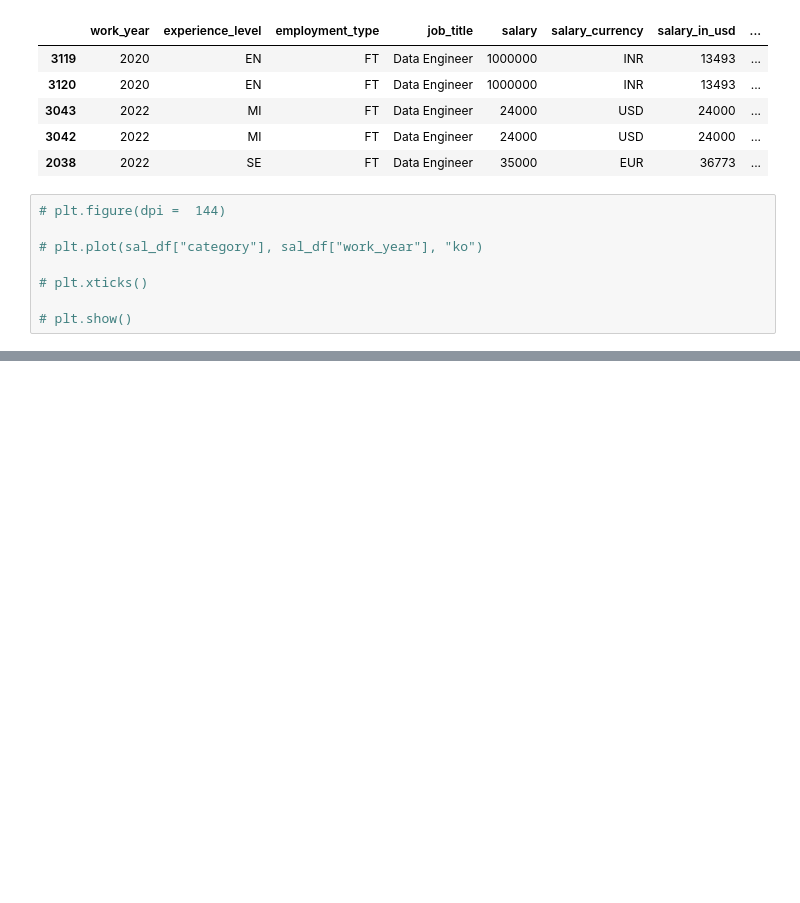
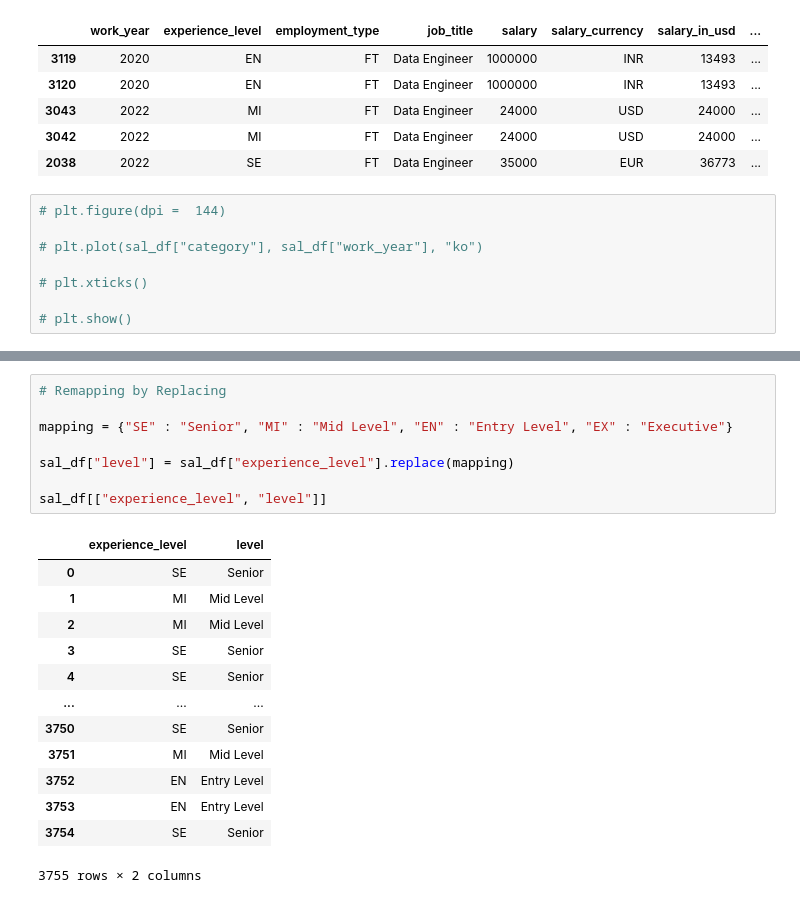
Before and after one commit to AgVicCodes/Data_Science_Salaries, a Jupyter notebook: salaries.ipynb, the cells around one changed output, grey strips where cells are left out. Drawn from its saved outputs; the diff is of its cells as text; blank space fills up the shorter version.

```diff
--- a/salaries.ipynb
+++ b/salaries.ipynb
@@ -237,0 +276,22 @@ sal_df[sal_df_dup].sort_values(by = "salary_in_usd").head()
+# %%
+# Remapping by Replacing
+
+mapping = {"SE" : "Senior", "MI" : "Mid Level", "EN" : "Entry Level", "EX" : "Executive"}
+
+sal_df["level"] = sal_df["experience_level"].replace(mapping)
+
+sal_df[["experience_level", "level"]]
+# %% [output]
+|  | experience_level | level |
+| 0 | SE | Senior |
+| 1 | MI | Mid Level |
+| 2 | MI | Mid Level |
+| 3 | SE | Senior |
+| 4 | SE | Senior |
+| ... | ... | ... |
+| 3750 | SE | Senior |
+| 3751 | MI | Mid Level |
+| 3752 | EN | Entry Level |
+| 3753 | EN | Entry Level |
+| 3754 | SE | Senior |
+3755 rows × 2 columns
```
Also changed, not shown: parts of 6 cells of this notebook, 1 other file.
